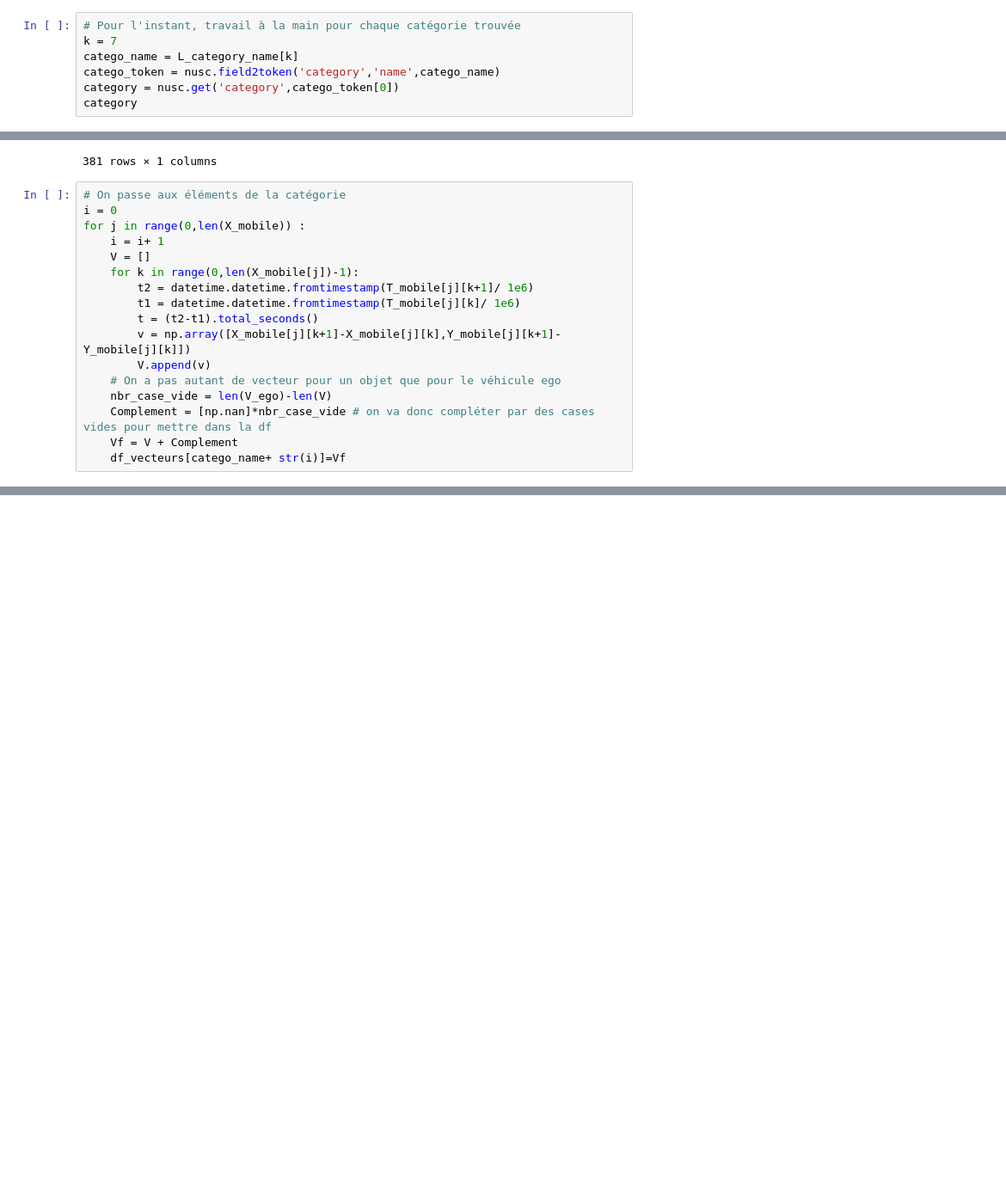
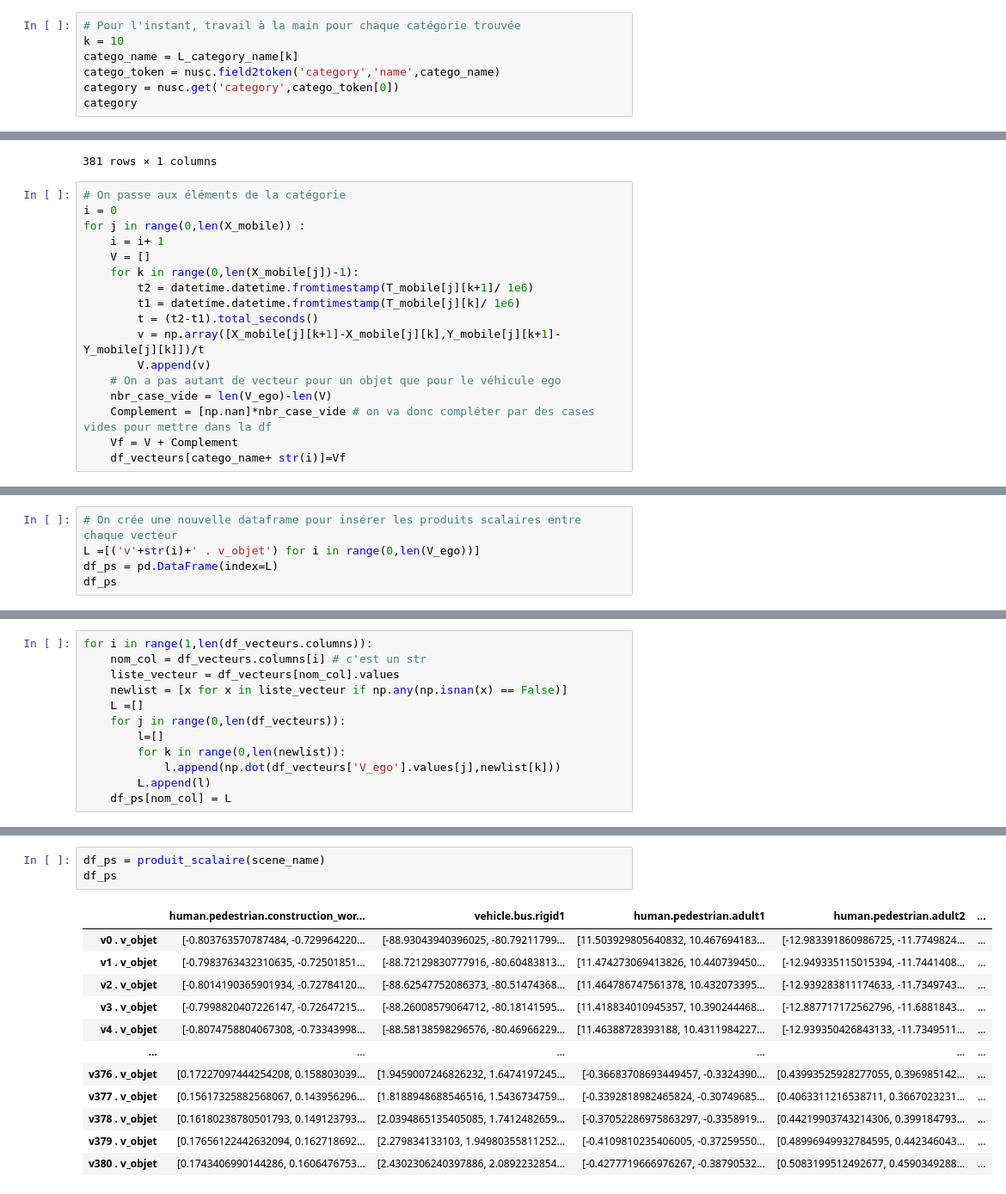
Before and after one commit to licit-lab/eda-nuscenes, a Jupyter notebook: notes/Intensite_interactions.ipynb, the cells around one changed output, grey strips where cells are left out. Shown at 86% size. Cells and saved outputs as stored; diff of their text form; blank space fills up the shorter version.

```diff
--- a/notes/Intensite_interactions.ipynb
+++ b/notes/Intensite_interactions.ipynb
@@ -118,6 +118,6 @@ L_category_name
 # %%
 # Pour l'instant, travail à la main pour chaque catégorie trouvée
-k = 7
+k = 10
 catego_name = L_category_name[k]
 catego_token = nusc.field2token('category','name',catego_name)
 category = nusc.get('category',catego_token[0])
@@ -260,7 +260,7 @@ for j in range(0,len(X_mobile)) :
         t2 = datetime.datetime.fromtimestamp(T_mobile[j][k+1]/ 1e6)
         t1 = datetime.datetime.fromtimestamp(T_mobile[j][k]/ 1e6)
         t = (t2-t1).total_seconds()
-        v = np.array([X_mobile[j][k+1]-X_mobile[j][k],Y_mobile[j][k+1]-Y_mobile[j][k]])
+        v = np.array([X_mobile[j][k+1]-X_mobile[j][k],Y_mobile[j][k+1]-Y_mobile[j][k]])/t
         V.append(v)
     # On a pas autant de vecteur pour un objet que pour le véhicule ego
     nbr_case_vide = len(V_ego)-len(V)
@@ -285,0 +286,5 @@ df_vecteurs
+# %%
+# On crée une nouvelle dataframe pour insérer les produits scalaires entre chaque vecteur
+L =[('v'+str(i)+' . v_objet') for i in range(0,len(V_ego))]
+df_ps = pd.DataFrame(index=L)
+df_ps
@@ -285,0 +305,12 @@ df_vecteurs
+# %%
+for i in range(1,len(df_vecteurs.columns)):
+    nom_col = df_vecteurs.columns[i] # c'est un str
+    liste_vecteur = df_vecteurs[nom_col].values
+    newlist = [x for x in liste_vecteur if np.any(np.isnan(x) == False)]
+    L =[]
+    for j in range(0,len(df_vecteurs)):
+        l=[]
+        for k in range(0,len(newlist)):
+            l.append(np.dot(df_vecteurs['V_ego'].values[j],newlist[k]))
+        L.append(l)
+    df_ps[nom_col] = L
@@ -285,0 +496,16 @@ df_vecteurs
+# %%
+df_ps = produit_scalaire(scene_name)
+df_ps
+# %% [output]
+|  | human.pedestrian.construction_wor... | vehicle.bus.rigid1 | human.pedestrian.adult1 | human.pedestrian.adult2 | ... |
+| v0 . v_objet | [-0.803763570787484, -0.729964220... | [-88.93043940396025, -80.79211799... | [11.503929805640832, 10.467694183... | [-12.983391860986725, -11.7749824... | ... |
+| v1 . v_objet | [-0.7983763432310635, -0.72501851... | [-88.72129830777916, -80.60483813... | [11.474273069413826, 10.440739450... | [-12.949335115015394, -11.7441408... | ... |
+| v2 . v_objet | [-0.8014190365901934, -0.72784120... | [-88.62547752086373, -80.51474368... | [11.464786747561378, 10.432073395... | [-12.939283811174633, -11.7349743... | ... |
+| v3 . v_objet | [-0.7998820407226147, -0.72647215... | [-88.26008579064712, -80.18141595... | [11.418834010945357, 10.390244468... | [-12.887717172562796, -11.6881843... | ... |
+| v4 . v_objet | [-0.8074758804067308, -0.73343998... | [-88.58138598296576, -80.46966229... | [11.46388728393188, 10.4311984227... | [-12.939350426843133, -11.7349511... | ... |
+| ... | ... | ... | ... | ... | ... |
+| v376 . v_objet | [0.17227097444254208, 0.158803039... | [1.9459007246826232, 1.6474197245... | [-0.36683708693449457, -0.3324390... | [0.43993525928277055, 0.396985142... | ... |
+| v377 . v_objet | [0.15617325882568067, 0.143956296... | [1.8188948688546516, 1.5436734759... | [-0.3392818982465824, -0.30749685... | [0.4063311216538711, 0.3667023231... | ... |
+| v378 . v_objet | [0.16180238780501793, 0.149123793... | [2.0394865135405085, 1.7412482659... | [-0.37052286975863297, -0.3358919... | [0.44219903743214306, 0.399184793... | ... |
+| v379 . v_objet | [0.17656122442632094, 0.162718692... | [2.279834133103, 1.94980355811252... | [-0.4109810235406005, -0.37259550... | [0.48996949932784595, 0.442346043... | ... |
+| v380 . v_objet | [0.1743406990144286, 0.1606476753... | [2.4302306240397886, 2.0892232854... | [-0.4277719666976267, -0.38790532... | [0.5083199512492677, 0.4590349288... | ... |
```
Also changed, not shown: parts of 14 cells of this notebook.
